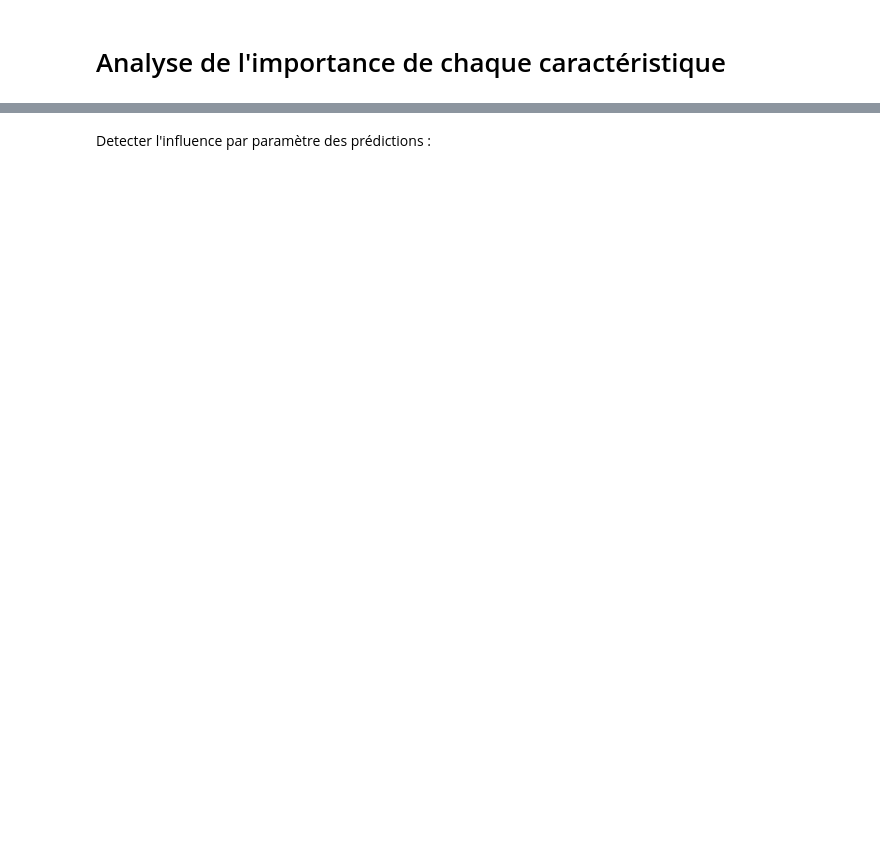
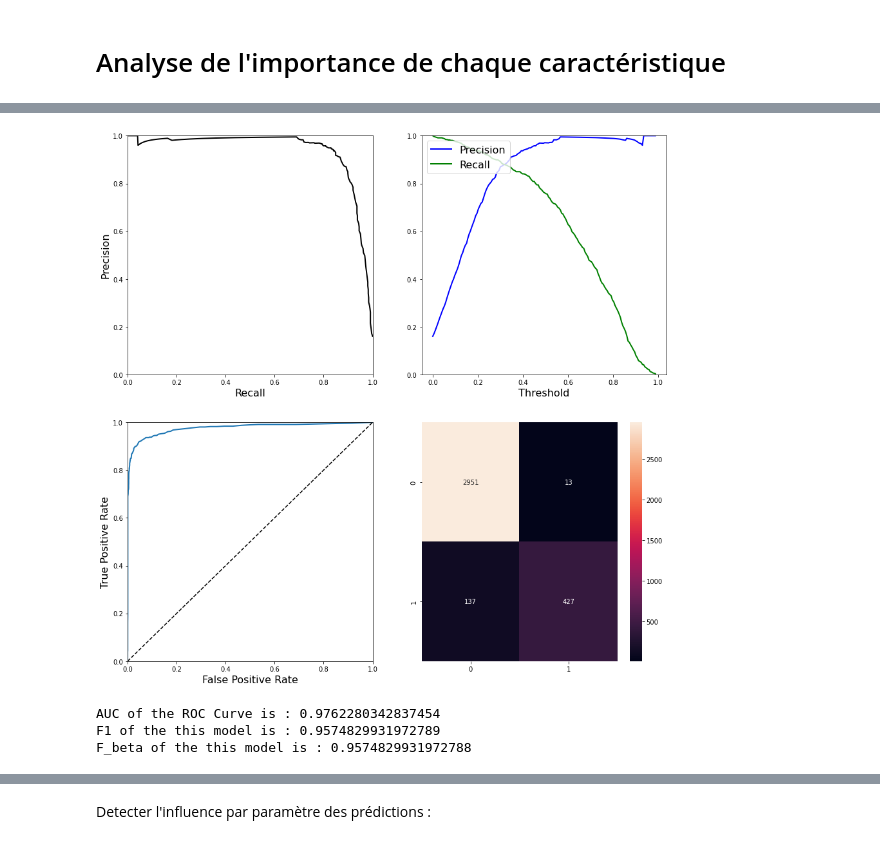
Before and after one commit to 5c0rp264/AI_Project, a Jupyter notebook: Copie_de_Copie_de_Copie_de_Copie_de_Copie_de_Copie_de_Copie_de_Copie_de_Copie_de_Copie_de_IA_groupe1.ipynb, the cells around one changed output, grey strips where cells are left out. Cells and saved outputs as stored; diff of their text form; code cells hidden in the pictures; blank space fills up the shorter version.

```diff
--- a/Copie_de_Copie_de_Copie_de_Copie_de_Copie_de_Copie_de_Copie_de_Copie_de_Copie_de_Copie_de_IA_groupe1.ipynb
+++ b/Copie_de_Copie_de_Copie_de_Copie_de_Copie_de_Copie_de_Copie_de_Copie_de_Copie_de_Copie_de_IA_groupe1.ipynb
@@ -1566,8 +1681,13 @@ result = crossValPredPlot(rdmfrst_clf , X_train_non_ethical, y_label, 5, make_pl
 # %%
-rdmfrst_clf_ethical = RandomForestClassifier(max_depth=24, max_features=39, n_estimators=85, random_state=264)
+rdmfrst_clf_ethical = RandomForestClassifier(max_depth=36, max_features=22, n_estimators=173, random_state=264)
 #result chose par la randomized search
 rdmfrst_clf_ethical.fit(X_train_ethical, y_label)
 result_ethical = crossValPredPlot(rdmfrst_clf_ethical , X_train_ethical, y_label, 5, make_plot=True, method="predict_proba")
+# %% [output]
+[figure, added]
+AUC of the ROC Curve is : 0.9762280342837454
+F1 of the this model is : 0.9574829931972789
+F_beta of the this model is : 0.9574829931972788
 # %%
 total_columns = get_features(X_train)
 total_columns_ethical = get_features(X_train, True)
```
Also changed, not shown: parts of 40 cells of this notebook.
